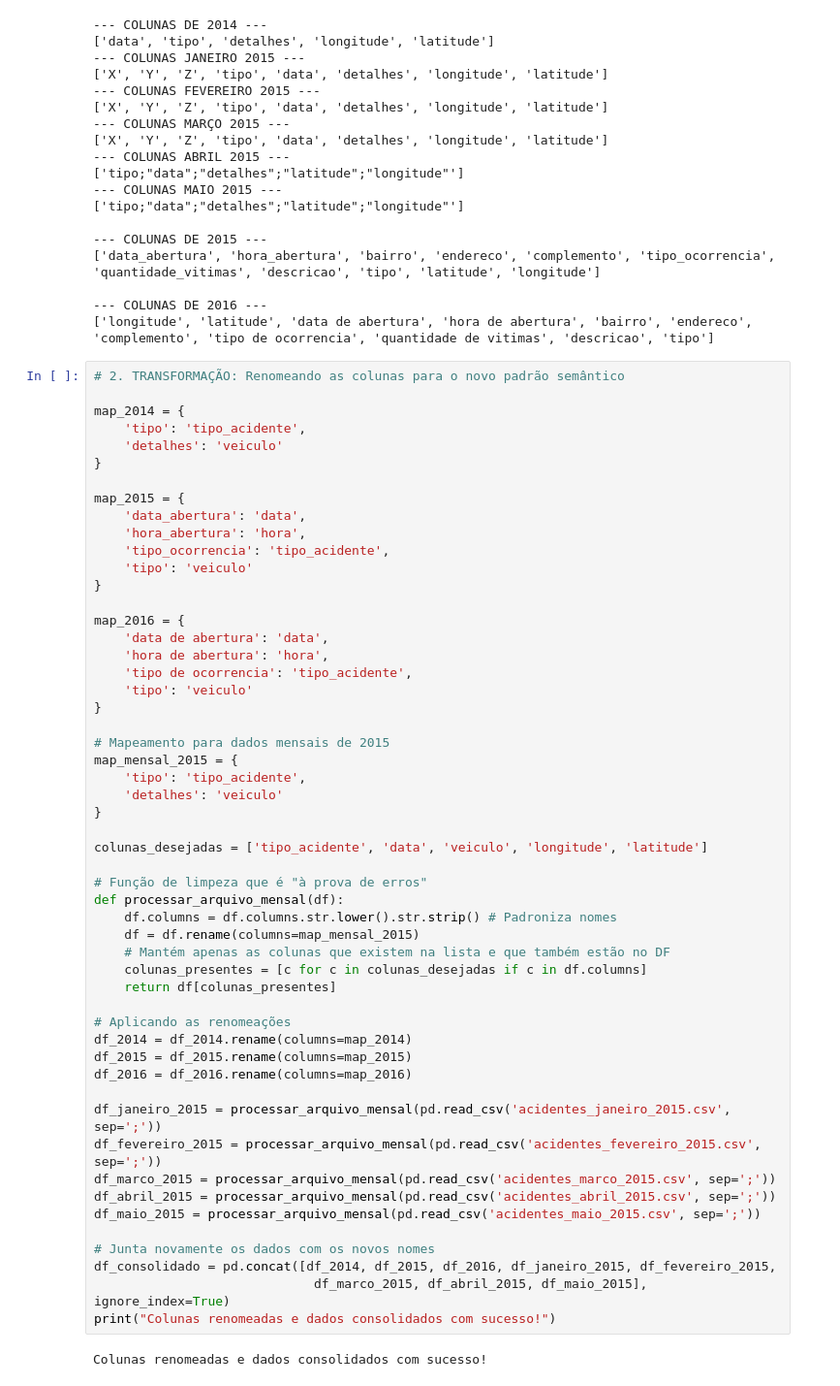
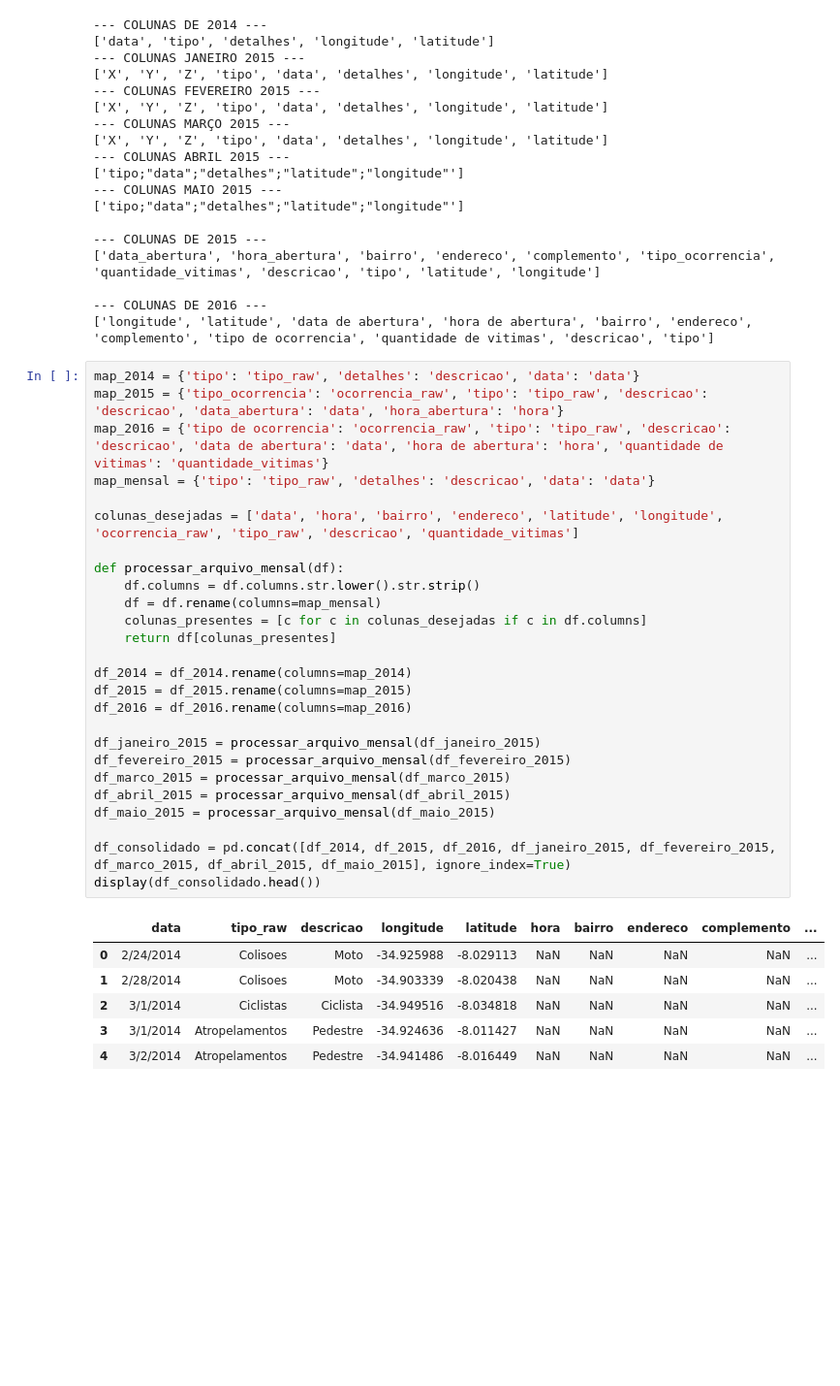
Before and after one commit to annecollier/Projeto-de-Integracao, a Jupyter notebook: pipelns/Pipeline_ETL_Acidentes.ipynb, the cells around one changed output. Shown at 97% size. Drawn from its saved outputs; the diff is of its cells as text; blank space fills up the shorter version.

```diff
--- a/pipelns/Pipeline_ETL_Acidentes.ipynb
+++ b/pipelns/Pipeline_ETL_Acidentes.ipynb
@@ -67,58 +65,36 @@ print(df_2016.columns.tolist())
 --- COLUNAS DE 2016 ---
 ['longitude', 'latitude', 'data de abertura', 'hora de abertura', 'bairro', 'endereco', 'complemento', 'tipo de ocorrencia', 'quantidade de vitimas', 'descricao', 'tipo']
 # %%
-# 2. TRANSFORMAÇÃO: Renomeando as colunas para o novo padrão semântico
+map_2014 = {'tipo': 'tipo_raw', 'detalhes': 'descricao', 'data': 'data'}
+map_2015 = {'tipo_ocorrencia': 'ocorrencia_raw', 'tipo': 'tipo_raw', 'descricao': 'descricao', 'data_abertura': 'data', 'hora_abertura': 'hora'}
+map_2016 = {'tipo de ocorrencia': 'ocorrencia_raw', 'tipo': 'tipo_raw', 'descricao': 'descricao', 'data de abertura': 'data', 'hora de abertura': 'hora', 'quantidade de vitimas': 'quantidade_vitimas'}
+map_mensal = {'tipo': 'tipo_raw', 'detalhes': 'descricao', 'data': 'data'}
 
-map_2014 = {
-    'tipo': 'tipo_acidente',
-    'detalhes': 'veiculo'
-}
+colunas_desejadas = ['data', 'hora', 'bairro', 'endereco', 'latitude', 'longitude', 'ocorrencia_raw', 'tipo_raw', 'descricao', 'quantidade_vitimas']
 
-map_2015 = {
-    'data_abertura': 'data',
-    'hora_abertura': 'hora',
-    'tipo_ocorrencia': 'tipo_acidente',
-    'tipo': 'veiculo'
-}
-
-map_2016 = {
-    'data de abertura': 'data',
-    'hora de abertura': 'hora',
-    'tipo de ocorrencia': 'tipo_acidente',
-    'tipo': 'veiculo'
-}
-
-# Mapeamento para dados mensais de 2015
-map_mensal_2015 = {
-    'tipo': 'tipo_acidente',
-    'detalhes': 'veiculo'
-}
-
-colunas_desejadas = ['tipo_acidente', 'data', 'veiculo', 'longitude', 'latitude']
-
-# Função de limpeza que é "à prova de erros"
 def processar_arquivo_mensal(df):
-    df.columns = df.columns.str.lower().str.strip() # Padroniza nomes
-    df = df.rename(columns=map_mensal_2015)
-    # Mantém apenas as colunas que existem na lista e que também estão no DF
+    df.columns = df.columns.str.lower().str.strip()
+    df = df.rename(columns=map_mensal)
     colunas_presentes = [c for c in colunas_desejadas if c in df.columns]
     return df[colunas_presentes]
 
-# Aplicando as renomeações
 df_2014 = df_2014.rename(columns=map_2014)
 df_2015 = df_2015.rename(columns=map_2015)
 df_2016 = df_2016.rename(columns=map_2016)
 
-df_janeiro_2015 = processar_arquivo_mensal(pd.read_csv('acidentes_janeiro_2015.csv', sep=';'))
-df_fevereiro_2015 = processar_arquivo_mensal(pd.read_csv('acidentes_fevereiro_2015.csv', sep=';'))
-df_marco_2015 = processar_arquivo_mensal(pd.read_csv('acidentes_marco_2015.csv', sep=';'))
-df_abril_2015 = processar_arquivo_mensal(pd.read_csv('acidentes_abril_2015.csv', sep=';'))
-df_maio_2015 = processar_arquivo_mensal(pd.read_csv('acidentes_maio_2015.csv', sep=';'))
+df_janeiro_2015 = processar_arquivo_mensal(df_janeiro_2015)
+df_fevereiro_2015 = processar_arquivo_mensal(df_fevereiro_2015)
+df_marco_2015 = processar_arquivo_mensal(df_marco_2015)
+df_abril_2015 = processar_arquivo_mensal(df_abril_2015)
+df_maio_2015 = processar_arquivo_mensal(df_maio_2015)
 
-# Junta novamente os dados com os novos nomes
-df_consolidado = pd.concat([df_2014, df_2015, df_2016, df_janeiro_2015, df_fevereiro_2015,
-                             df_marco_2015, df_abril_2015, df_maio_2015], ignore_index=True)
-print("Colunas renomeadas e dados consolidados com sucesso!")
+df_consolidado = pd.concat([df_2014, df_2015, df_2016, df_janeiro_2015, df_fevereiro_2015, df_marco_2015, df_abril_2015, df_maio_2015], ignore_index=True)
+display(df_consolidado.head())
 # %% [output]
-Colunas renomeadas e dados consolidados com sucesso!
+|  | data | tipo_raw | descricao | longitude | latitude | hora | bairro | endereco | complemento | ... |
+| 0 | 2/24/2014 | Colisoes | Moto | -34.925988 | -8.029113 | NaN | NaN | NaN | NaN | ... |
+| 1 | 2/28/2014 | Colisoes | Moto | -34.903339 | -8.020438 | NaN | NaN | NaN | NaN | ... |
+| 2 | 3/1/2014 | Ciclistas | Ciclista | -34.949516 | -8.034818 | NaN | NaN | NaN | NaN | ... |
+| 3 | 3/1/2014 | Atropelamentos | Pedestre | -34.924636 | -8.011427 | NaN | NaN | NaN | NaN | ... |
+| 4 | 3/2/2014 | Atropelamentos | Pedestre | -34.941486 | -8.016449 | NaN | NaN | NaN | NaN | ... |
 # %%
```
Also changed, not shown: parts of 11 cells of this notebook, 2 other files.
